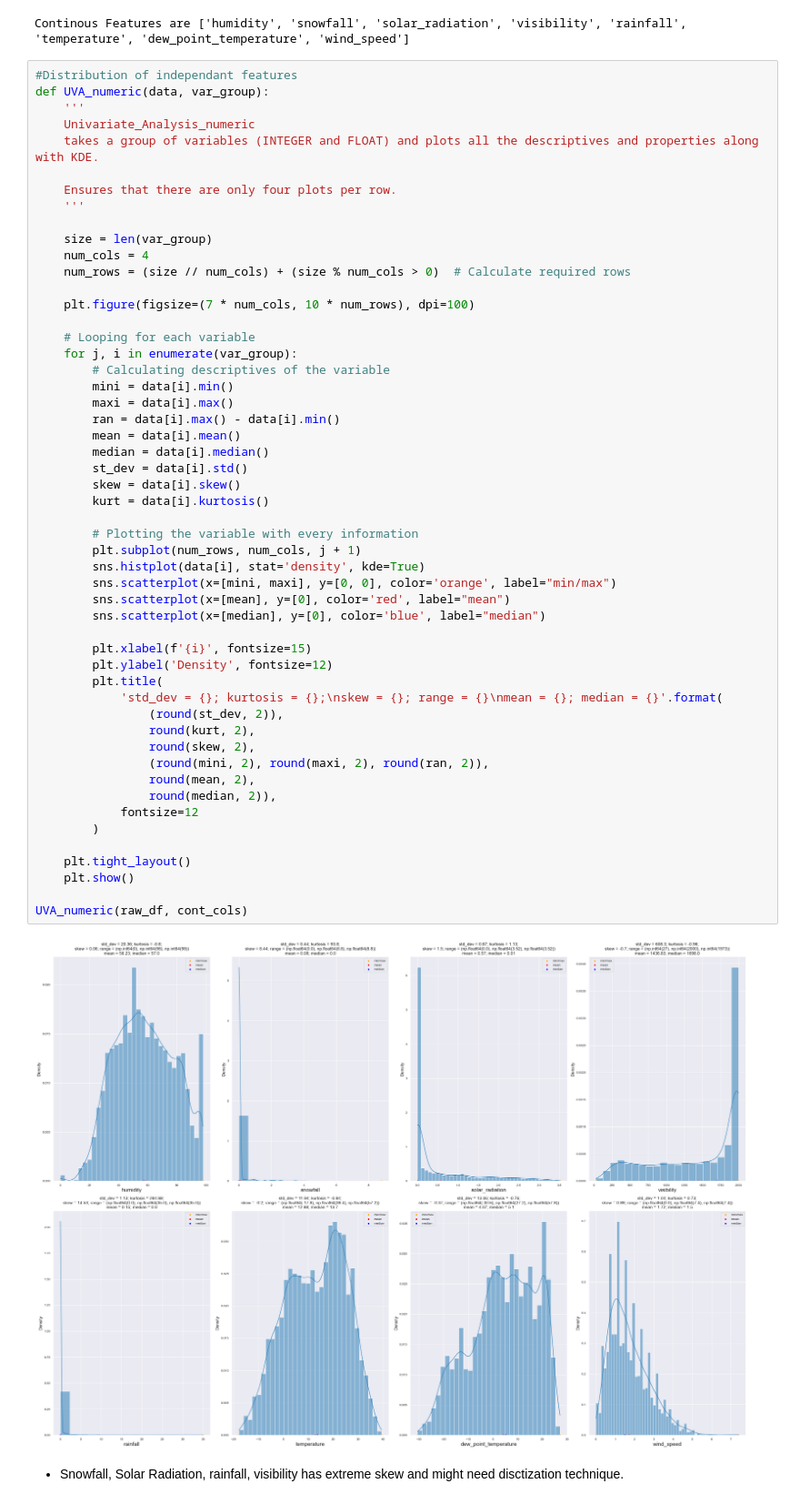
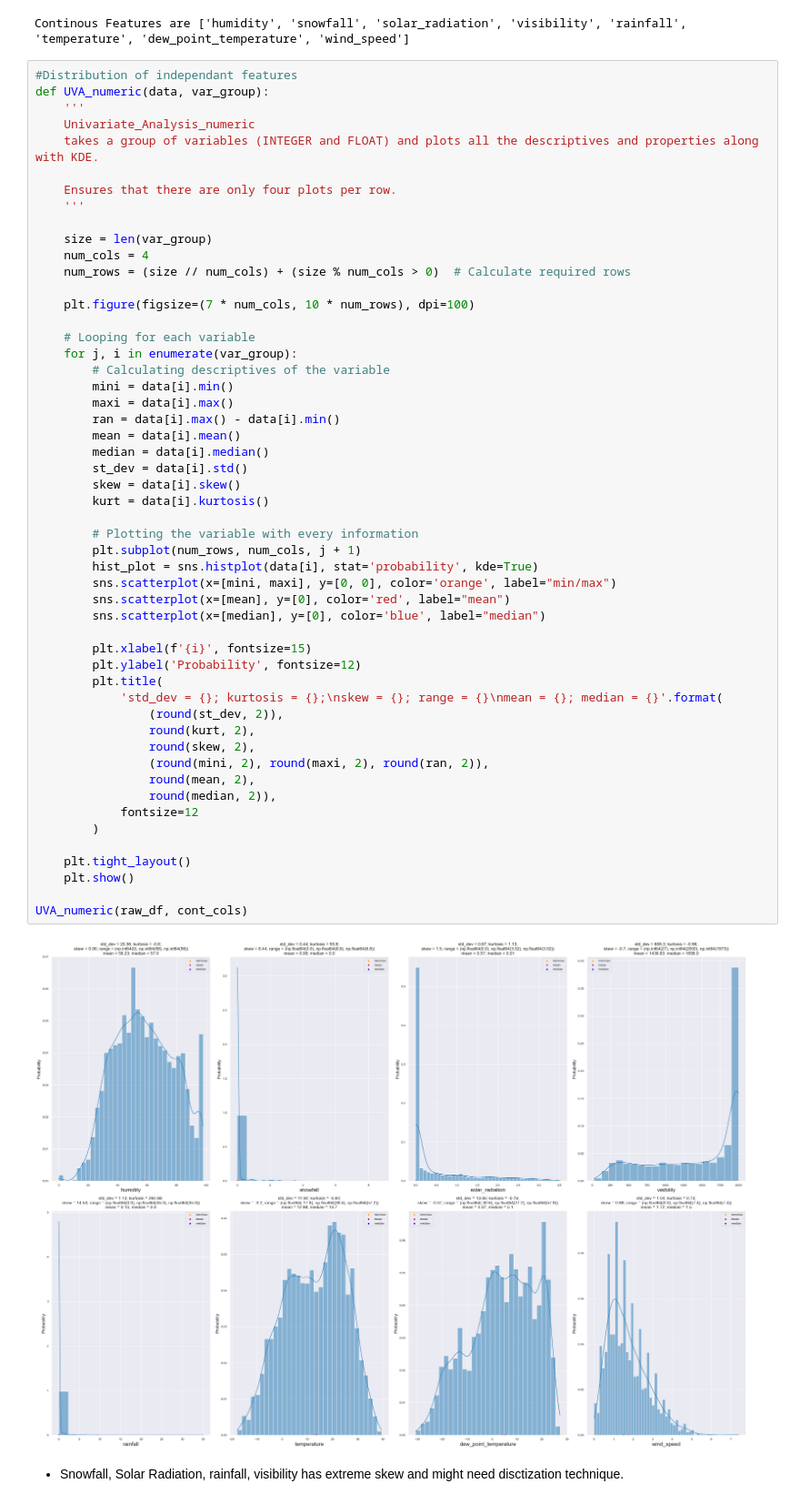
Before and after one commit to manuelmj39/bike-demand-prediction, a Jupyter notebook: notebooks/data-analysis.ipynb, the cells around one changed output. Shown at 91% size. Drawn from its saved outputs; the diff is of its cells as text.

```diff
--- a/notebooks/data-analysis.ipynb
+++ b/notebooks/data-analysis.ipynb
@@ -350,35 +350,35 @@ def UVA_numeric(data, var_group):
         ran = data[i].max() - data[i].min()
         mean = data[i].mean()
         median = data[i].median()
         st_dev = data[i].std()
         skew = data[i].skew()
         kurt = data[i].kurtosis()
 
         # Plotting the variable with every information
         plt.subplot(num_rows, num_cols, j + 1)
-        sns.histplot(data[i], stat='density', kde=True)
+        hist_plot = sns.histplot(data[i], stat='probability', kde=True)
         sns.scatterplot(x=[mini, maxi], y=[0, 0], color='orange', label="min/max")
         sns.scatterplot(x=[mean], y=[0], color='red', label="mean")
         sns.scatterplot(x=[median], y=[0], color='blue', label="median")
 
         plt.xlabel(f'{i}', fontsize=15)
-        plt.ylabel('Density', fontsize=12)
+        plt.ylabel('Probability', fontsize=12)
         plt.title(
             'std_dev = {}; kurtosis = {};\nskew = {}; range = {}\nmean = {}; median = {}'.format(
                 (round(st_dev, 2)),
                 round(kurt, 2),
                 round(skew, 2),
                 (round(mini, 2), round(maxi, 2), round(ran, 2)),
                 round(mean, 2),
                 round(median, 2)),
             fontsize=12
         )
 
     plt.tight_layout()
     plt.show()
 
 UVA_numeric(raw_df, cont_cols)
 # %% [output]
-[figure, old version]
+[figure, new version]
 # %% [markdown]
 * Snowfall, Solar Radiation, rainfall, visibility has extreme skew and might need disctization technique.
```
Also changed, not shown: parts of 2 cells of this notebook.
